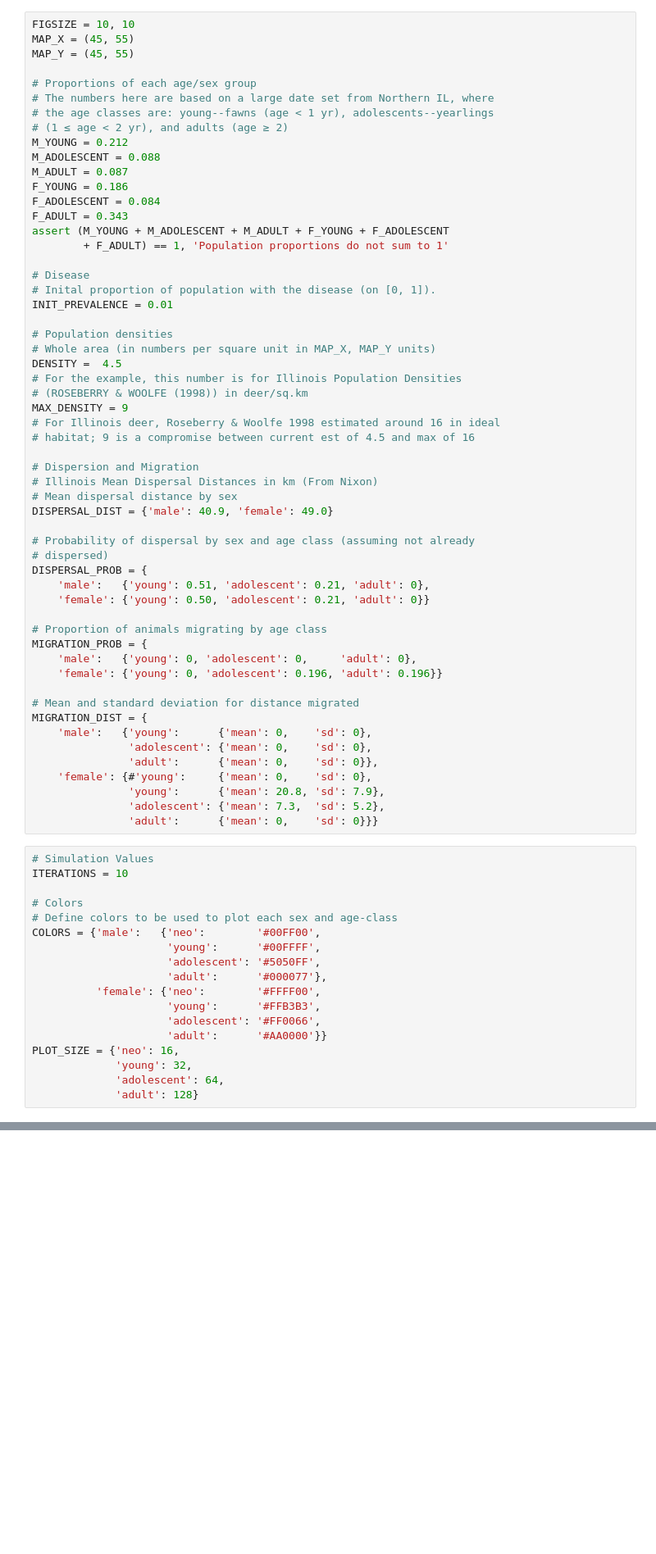
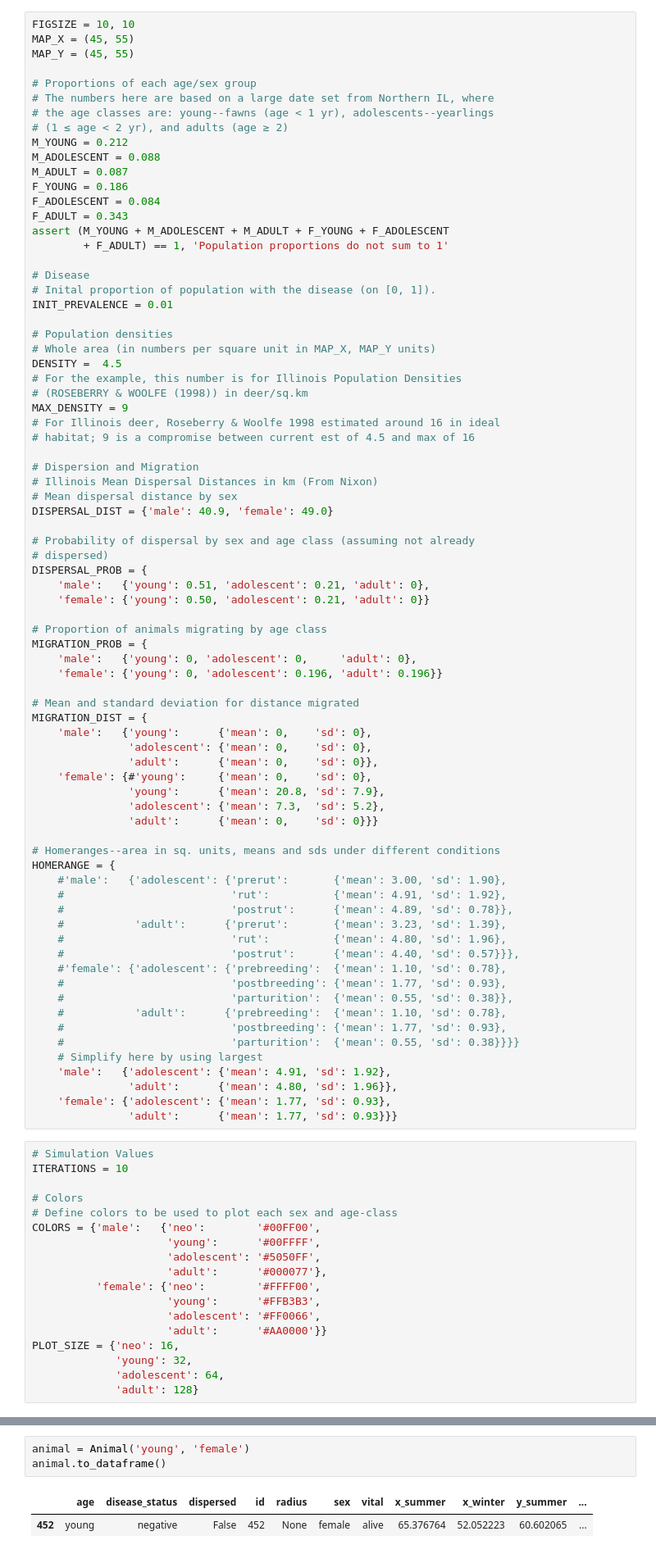
Before and after one commit to damiansp/diseaseSimulator, a Jupyter notebook: python/deer_sim.py.ipynb, the cells around one changed output, grey strips where cells are left out. Shown at 82% size. Cells and saved outputs as stored; diff of their text form; blank space fills up the shorter version.

```diff
--- a/python/deer_sim.py.ipynb
+++ b/python/deer_sim.py.ipynb
@@ -62,6 +62,26 @@ MIGRATION_DIST = {
                'young':      {'mean': 20.8, 'sd': 7.9},
                'adolescent': {'mean': 7.3,  'sd': 5.2},
                'adult':      {'mean': 0,    'sd': 0}}}
+
+# Homeranges--area in sq. units, means and sds under different conditions
+HOMERANGE = {
+    #'male':   {'adolescent': {'prerut':       {'mean': 3.00, 'sd': 1.90},
+    #                          'rut':          {'mean': 4.91, 'sd': 1.92},
+    #                          'postrut':      {'mean': 4.89, 'sd': 0.78}},
+    #           'adult':      {'prerut':       {'mean': 3.23, 'sd': 1.39},
+    #                          'rut':          {'mean': 4.80, 'sd': 1.96},
+    #                          'postrut':      {'mean': 4.40, 'sd': 0.57}}},
+    #'female': {'adolescent': {'prebreeding':  {'mean': 1.10, 'sd': 0.78},
+    #                          'postbreeding': {'mean': 1.77, 'sd': 0.93},
+    #                          'parturition':  {'mean': 0.55, 'sd': 0.38}},
+    #           'adult':      {'prebreeding':  {'mean': 1.10, 'sd': 0.78},
+    #                          'postbreeding': {'mean': 1.77, 'sd': 0.93},
+    #                          'parturition':  {'mean': 0.55, 'sd': 0.38}}}}
+    # Simplify here by using largest
+    'male':   {'adolescent': {'mean': 4.91, 'sd': 1.92},
+               'adult':      {'mean': 4.80, 'sd': 1.96}},
+    'female': {'adolescent': {'mean': 1.77, 'sd': 0.93},
+               'adult':      {'mean': 1.77, 'sd': 0.93}}}
 # %%
 # Simulation Values
 ITERATIONS = 10
@@ -282,0 +323,6 @@ population.plot(season)
+# %%
+animal = Animal('young', 'female')
+animal.to_dataframe()
+# %% [output]
+|  | age | disease_status | dispersed | id | radius | sex | vital | x_summer | x_winter | y_summer | ... |
+| 452 | young | negative | False | 452 | None | female | alive | 65.376764 | 52.052223 | 60.602065 | ... |
```
Also changed, not shown: parts of 5 cells of this notebook.
